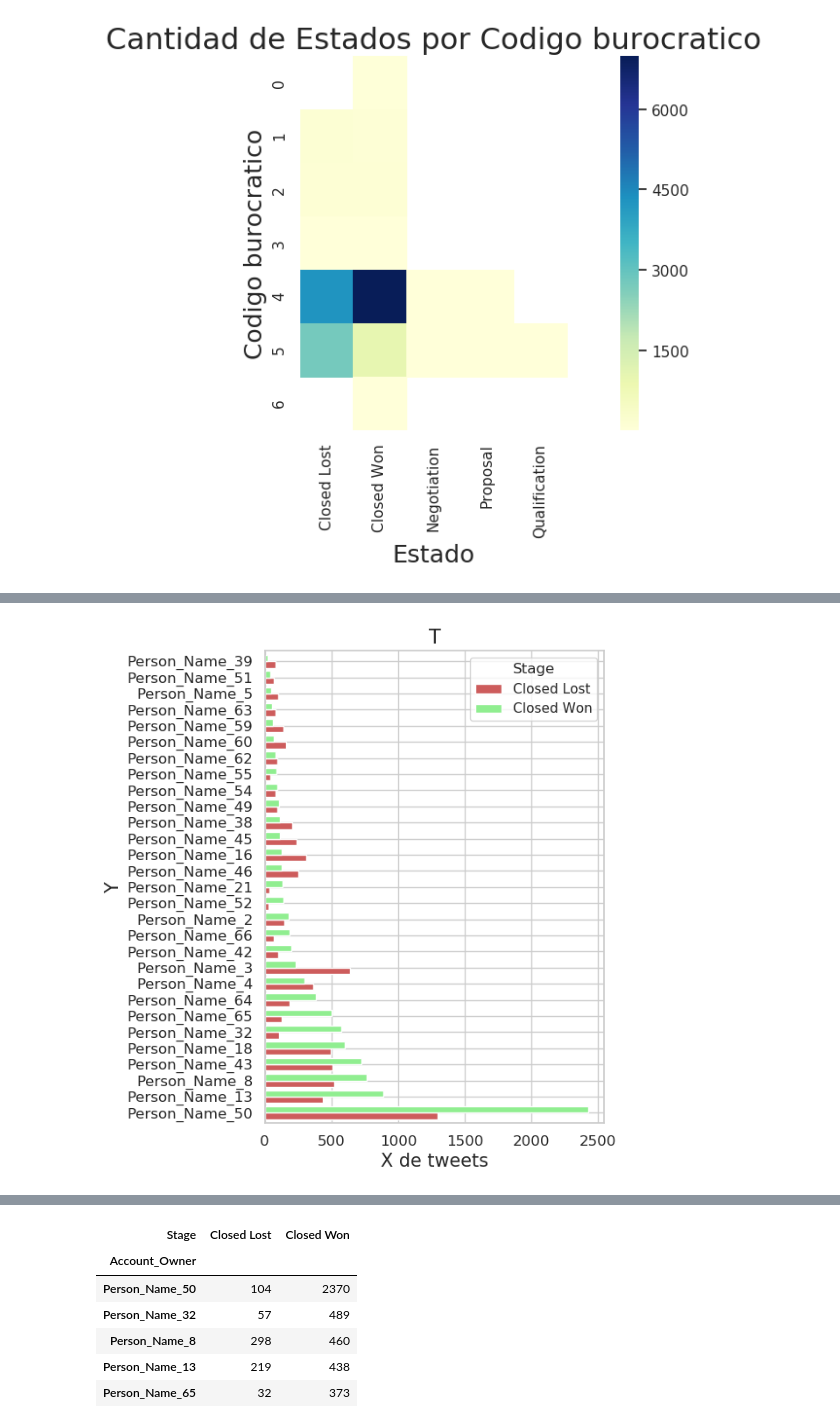
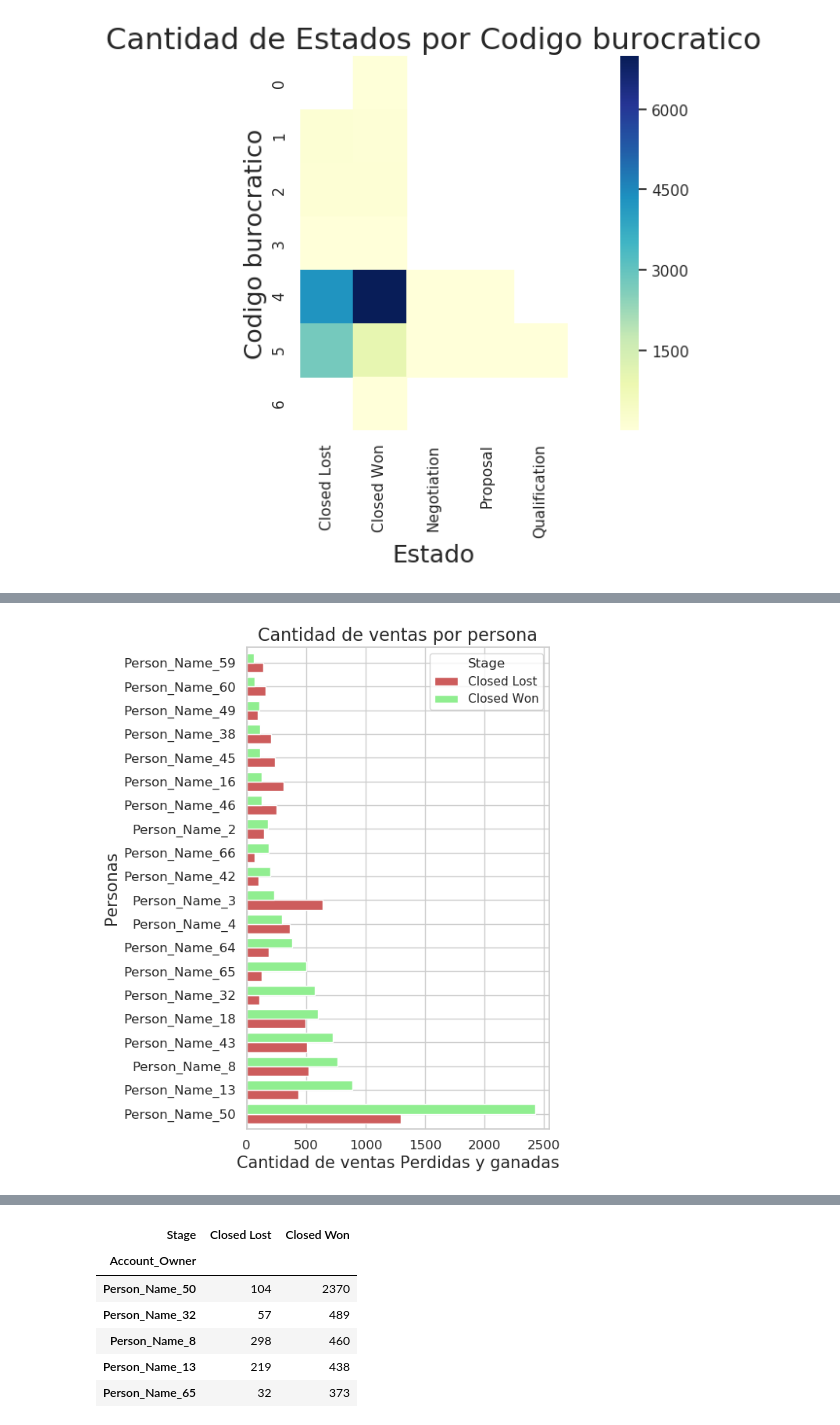
Before and after one commit to AlejandroBalladares/TP1---Organizaci-n-de-datos, a Jupyter notebook: data/TP1.ipynb, the cells around one changed output, grey strips where cells are left out. Saved outputs shown, nothing was run; the diff lists cells and outputs as text; code cells hidden in the pictures.

```diff
--- a/data/TP1.ipynb
+++ b/data/TP1.ipynb
@@ -191,9 +130,22 @@ df = df.astype({
 # %%
 df['Account_Created_Date'] = pd.to_datetime(df['Account_Created_Date'])
+
 df['Opportunity_Created_Date'] = pd.to_datetime(df['Opportunity_Created_Date'])
+df['Opportunity_Created_Date_MM'] = pd.DatetimeIndex(df['Opportunity_Created_Date']).month.astype(int)
+df['Opportunity_Created_Date_YYYY'] = pd.DatetimeIndex(df['Opportunity_Created_Date']).year.astype(int)
+
 df['Quote_Expiry_Date'] = pd.to_datetime(df['Quote_Expiry_Date'])
+#df['Quote_Expiry_Date_MM'] = pd.DatetimeIndex(df['Quote_Expiry_Date']).month.astype(int)
+#df['Quote_Expiry_Date_YYYY'] = pd.DatetimeIndex(df['Quote_Expiry_Date']).year.astype(int)
+
 df['Last_Modified_Date'] = pd.to_datetime(df['Last_Modified_Date'])
+df['Last_Modified_Date_MM'] = pd.DatetimeIndex(df['Last_Modified_Date']).month.astype(int)
+df['Last_Modified_Date_YYYY'] = pd.DatetimeIndex(df['Last_Modified_Date']).year.astype(int)
+
 df['Planned_Delivery_Start_Date'] = pd.to_datetime(df['Planned_Delivery_Start_Date'])
+df['Planned_Delivery_Start_Date_YYYY'] = pd.DatetimeIndex(df['Planned_Delivery_Start_Date']).year.astype(int)
+df['Planned_Delivery_Start_Date_MM'] = pd.DatetimeIndex(df['Planned_Delivery_Start_Date']).month.astype(int)
+
 df['Planned_Delivery_End_Date'] = pd.to_datetime(df['Planned_Delivery_End_Date'])
 # %% [markdown]
 ## Analisis de región
@@ -536,7 +649,5 @@ Text(0, 0.5, 'Cantidad de apariciones')
 # %%
-#df = df['Account_Created_Date'].astype()
-
-columna = pd.to_datetime(df['Account_Created_Date'],dayfirst = True)
+columna = pd.to_datetime(df['Account_Created_Date'])
 df['Account_Created_Date'] = columna
 df.loc[df.Account_Created_Date > '2018-12-20']#.value_counts()
 
@@ -643,6 +706,10 @@ Name: Account_Owner, dtype: int64
 # %%
 s_own = df['Account_Owner'].value_counts()
-lista = s_own[s_own > 100].index.tolist()
+lista = s_own[s_own > 200].index.tolist()
 df_own = df[(df['Account_Owner'].isin(lista)) & (df['Stage'].isin(stage_list))]
-df_own
+#df_own
+
+df_pivot_own = df_own.pivot_table(index='Account_Owner', columns='Stage',\
+                                values='ID', aggfunc='count').sort_values(by = ['Closed Won'], ascending = False)
+df_pivot_own
 # %% [output]
@@ -690,7 +734,7 @@ df_pivot_own
 # %%
-az = df_pivot_own.plot(kind='barh', fontsize=12, color=["indianRed","lightGreen"],width=0.8,figsize=(5, 7))
-az.set_title('T', fontsize=16);
-az.set_xlabel('X de tweets', fontsize=15);
-az.set_ylabel('Y', fontsize=15);
+az = df_pivot_own.plot(kind='barh', fontsize=12, color=["indianRed","lightGreen"],width=0.8,figsize=(5, 8))
+az.set_title('Cantidad de ventas por persona', fontsize=16);
+az.set_xlabel('Cantidad de ventas Perdidas y ganadas', fontsize=15);
+az.set_ylabel('Personas', fontsize=15);
 # %% [output]
-[figure, old version]
+[figure, new version]
```
Also changed, not shown: parts of 158 cells of this notebook.
